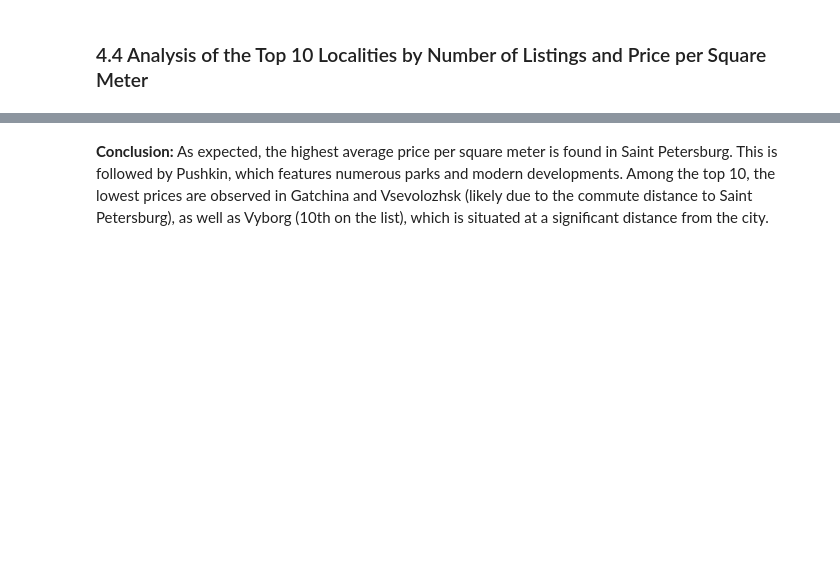
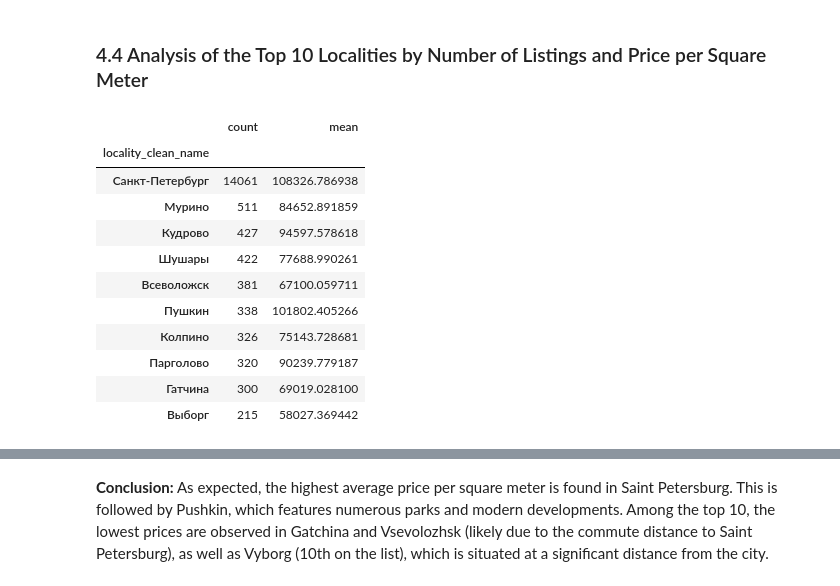
Before and after one commit to nastya-paprika/p2-ml-real-estate-market-analysis, a Jupyter notebook: ml-real-estate-market-analysis.ipynb, the cells around one changed output, grey strips where cells are left out. Cells and saved outputs as stored; diff of their text form; code cells hidden in the pictures; blank space fills up the shorter version.

```diff
--- a/ml-real-estate-market-analysis.ipynb
+++ b/ml-real-estate-market-analysis.ipynb
@@ -727,10 +1338,23 @@ sns.heatmap(data[['last_price',
 # %%
 # create a pivot table showing the number of listings and average price per square meter for these localities
 top10_locality_names = data.pivot_table(index = 'locality_clean_name', values = 'price_per_sqm',
                                        aggfunc=['count', 'mean'])
 top10_locality_names.columns = ['count', 'mean']
-top10_locality_names = tip10_locality_names.sort_values('count', ascending = False).head(10)
+top10_locality_names = top10_locality_names.sort_values('count', ascending = False).head(10)
 top10_locality_names
+# %% [output]
+|  | count | mean |
+| locality_clean_name |  |  |
+| Санкт-Петербург | 14061 | 108326.786938 |
+| Мурино | 511 | 84652.891859 |
+| Кудрово | 427 | 94597.578618 |
+| Шушары | 422 | 77688.990261 |
+| Всеволожск | 381 | 67100.059711 |
+| Пушкин | 338 | 101802.405266 |
+| Колпино | 326 | 75143.728681 |
+| Парголово | 320 | 90239.779187 |
+| Гатчина | 300 | 69019.028100 |
+| Выборг | 215 | 58027.369442 |
 # %%
 top10_locality_names.groupby('locality_clean_name')['mean'].mean().plot(kind = 'bar', grid=True, figsize = (7,5))
 plt.title('Top 10 Localities with the Most Listings')
```
Also changed, not shown: parts of 100 cells of this notebook.
